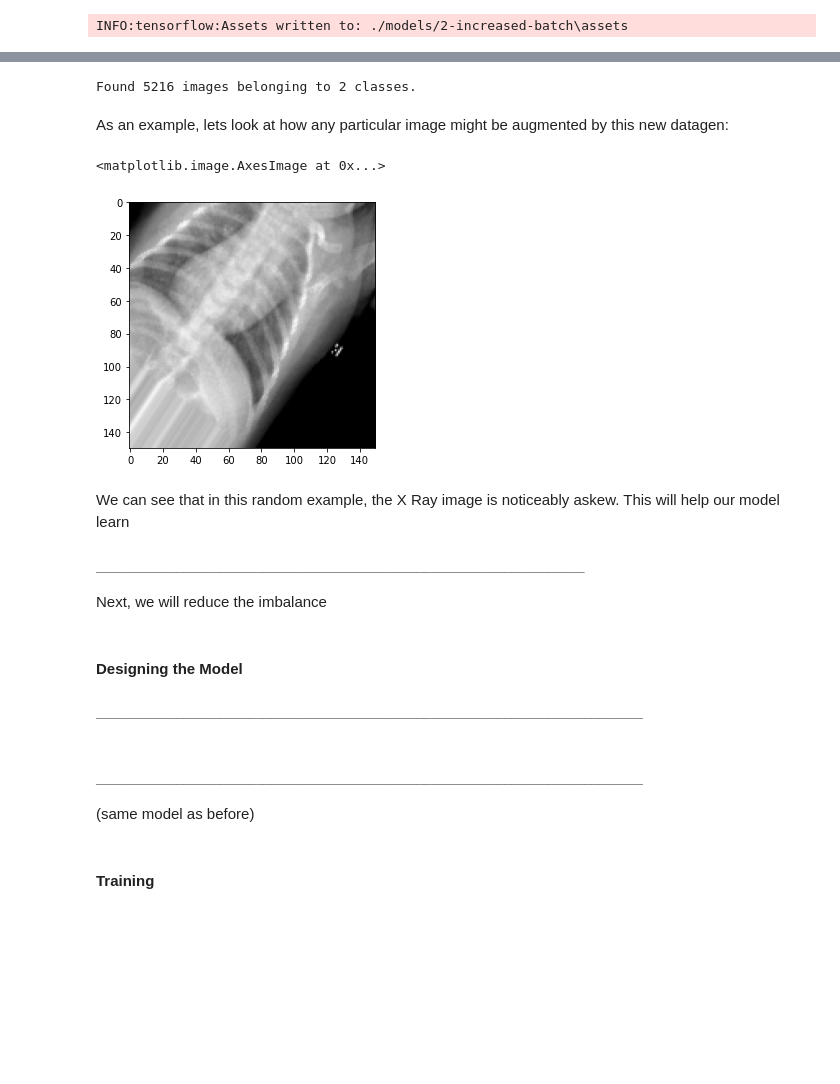
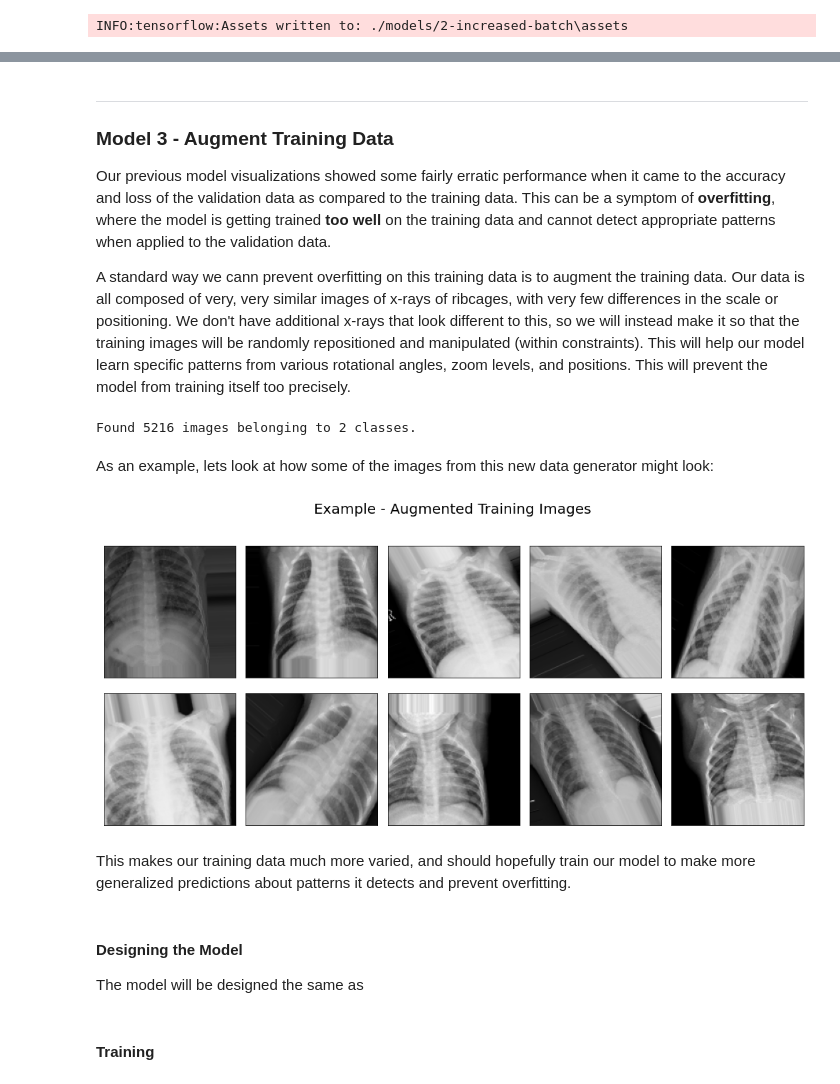
Before and after one commit to shadel96/xRayDeepLearning, a Jupyter notebook: index.ipynb, the cells around one changed output, grey strips where cells are left out. Drawn from its saved outputs; the diff is of its cells as text; code cells hidden in the pictures; blank space fills up the shorter version.

```diff
--- a/index.ipynb
+++ b/index.ipynb
@@ -187,15 +185,16 @@ normal_fig.suptitle('Data Labeled NORMAL', fontsize=20);
 [figure]
 # %%
 #collect only images where label is 1 (PNEUMONIA)
-norm_imgs = val_data[0][0][val_data[0][1]==1]
-normal_fig,normal_ax = plt.subplots(2,4,figsize=(14,7))
+pneum_imgs = val_data[0][0][val_data[0][1]==1]
+pneum_fig,normal_ax = plt.subplots(2,4,figsize=(14,7))
 
-for idx,image in enumerate(norm_imgs[:8]):
+for idx,image in enumerate(pneum_imgs[:8]):
         active_axis = normal_ax[idx//4][idx%4]
         active_axis.imshow(image)
         active_axis.set_xticks([])
         active_axis.set_yticks([])
-normal_fig.set_facecolor('#FFFFFF')
-normal_fig.suptitle('Data Labeled PNEUMONIA', fontsize=20);
+pneum_fig.suptitle('Data Labeled PNEUMONIA', fontsize=20);
+
+pneum_fig.savefig('./img/0-pneum_xrays.png')
 # %% [output]
 [figure]
@@ -657,3 +606,10 @@ INFO:tensorflow:Assets written to: ./models/2-increased-batch\assets
+# %% [markdown]
+***
+### Model 3 - Augment Training Data
+
+Our previous model visualizations showed some fairly erratic performance when it came to the accuracy and loss of the validation data as compared to the training data. This can be a symptom of __overfitting__, where the model is getting trained __too well__ on the training data and cannot detect appropriate patterns when applied to the validation data.
+
+A standard way we cann prevent overfitting on this training data is to augment the training data. Our data is all composed of very, very similar images of x-rays of ribcages, with very few differences in the scale or positioning. We don't have additional x-rays that look different to this, so we will instead make it so that the training images will be randomly repositioned and manipulated (within constraints). This will help our model learn specific patterns from various rotational angles, zoom levels, and positions. This will prevent the model from training itself too precisely.
 # %%
 #augment data
 train_datagen = ImageDataGenerator(rescale=1./255,
@@ -671,22 +627,28 @@ aug_train_data = train_datagen.flow_from_directory(train_dir,
 # %% [output]
 Found 5216 images belonging to 2 classes.
 # %% [markdown]
-As an example, lets look at how any particular image might be augmented by this new datagen:
+As an example, lets look at how some of the images from this new data generator might look:
-# %%
-plt.imshow(aug_train_data[0][0][0])
-# %% [output]
-<matplotlib.image.AxesImage at 0x...>
-[figure, removed]
-# %% [markdown]
-We can see that in this random example, the X Ray image is noticeably askew. This will help our model learn
-
-##### ___________________________________________________________________
-
-Next, we will reduce the imbalance
+# %%
+aug_imgs_example = aug_train_data[0][0][0:10]
+
+aug_fig,normal_ax = plt.subplots(2,5,figsize=(14,7))
+
+for idx,image in enumerate(aug_imgs_example):
+        active_axis = normal_ax[idx//5][idx%5]
+        active_axis.imshow(image)
+        active_axis.set_xticks([])
+        active_axis.set_yticks([])
+aug_fig.suptitle('Example - Augmented Training Images', fontsize=20);
+
+aug_fig.savefig('./img/0-augmented_img)example.png')
+# %% [output]
+[figure, added]
+# %% [markdown]
+This makes our training data much more varied, and should hopefully train our model to make more generalized predictions about patterns it detects and prevent overfitting.
 # %% [markdown]
 #### Designing the Model
 
-##### ___________________________________________________________________________
+The model will be designed the same as
 # %%
 model = models.Sequential()
 model.add(layers.Conv2D(32, (3, 3), activation='relu',input_shape=(150, 150, 3)))
@@ -711,9 +673,6 @@ model.compile(
 
 #summary
 # model.summary()
-# %% [markdown]
-##### ___________________________________________________________________________
-(same model as before)
 # %% [markdown]
 #### Training
 # %%
```
Also changed, not shown: parts of 154 cells of this notebook, 40 other files.
